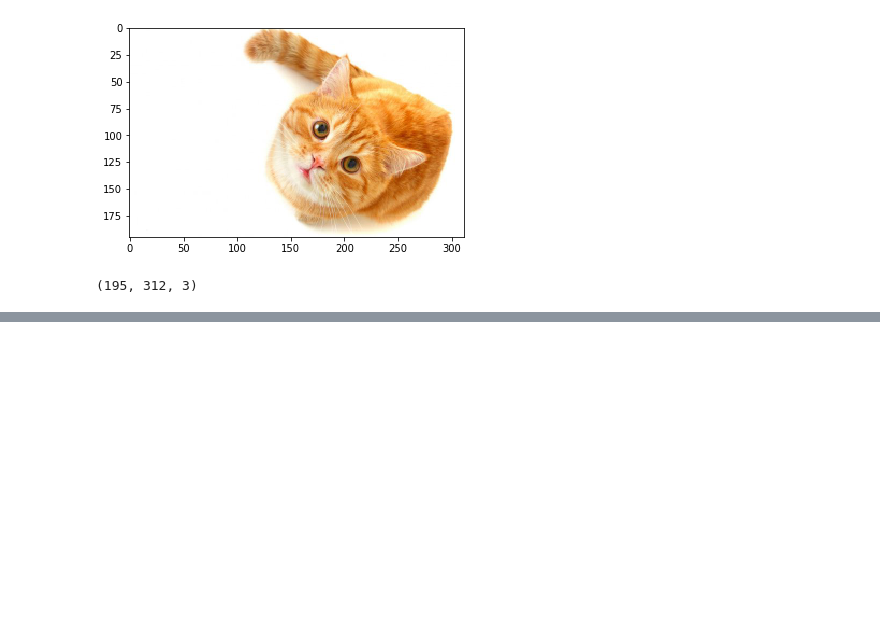
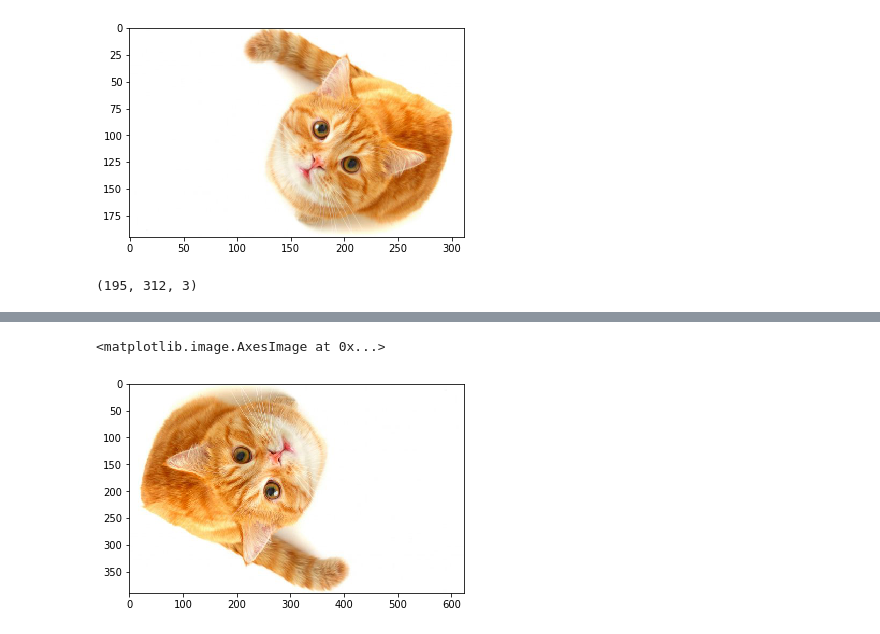
Before and after one commit to JeffLabonte/Computer_Vision_Course_Example, a Jupyter notebook: numpy_examples/open_file_opencv.ipynb, the cells around one changed output, grey strips where cells are left out. Drawn from its saved outputs; the diff is of its cells as text; code cells hidden in the pictures; blank space fills up the shorter version.

```diff
--- a/numpy_examples/open_file_opencv.ipynb
+++ b/numpy_examples/open_file_opencv.ipynb
@@ -78,0 +89,6 @@ new_img = cv2.fl
+# %%
+new_img = cv2.flip(fixed_img, -1)
+plt.imshow(new_img)
+# %% [output]
+<matplotlib.image.AxesImage at 0x...>
+[figure, added]
```
Also changed, not shown: parts of 4 cells of this notebook.
